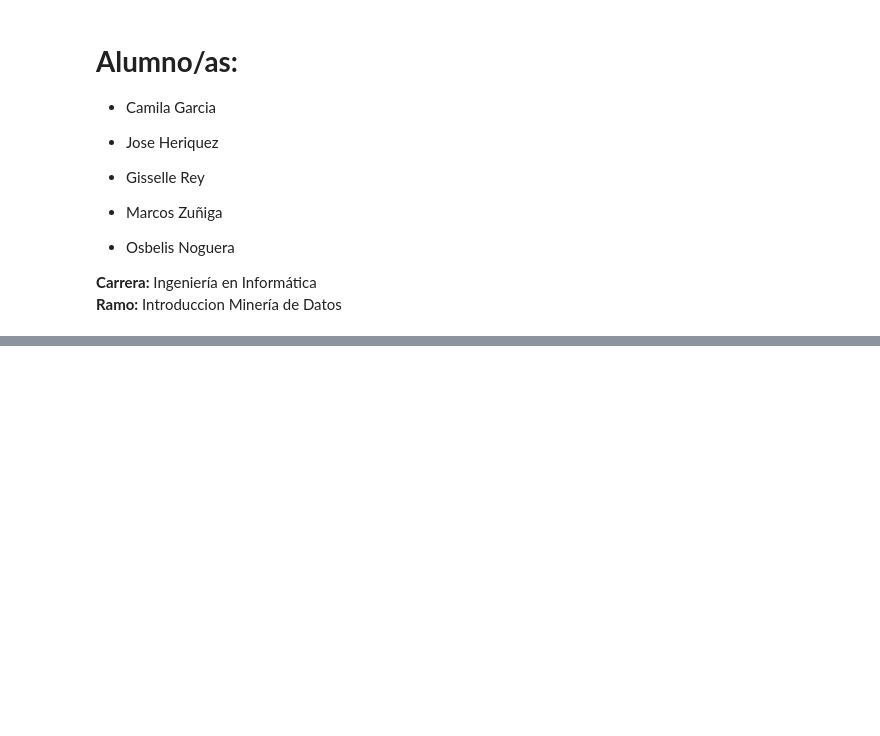
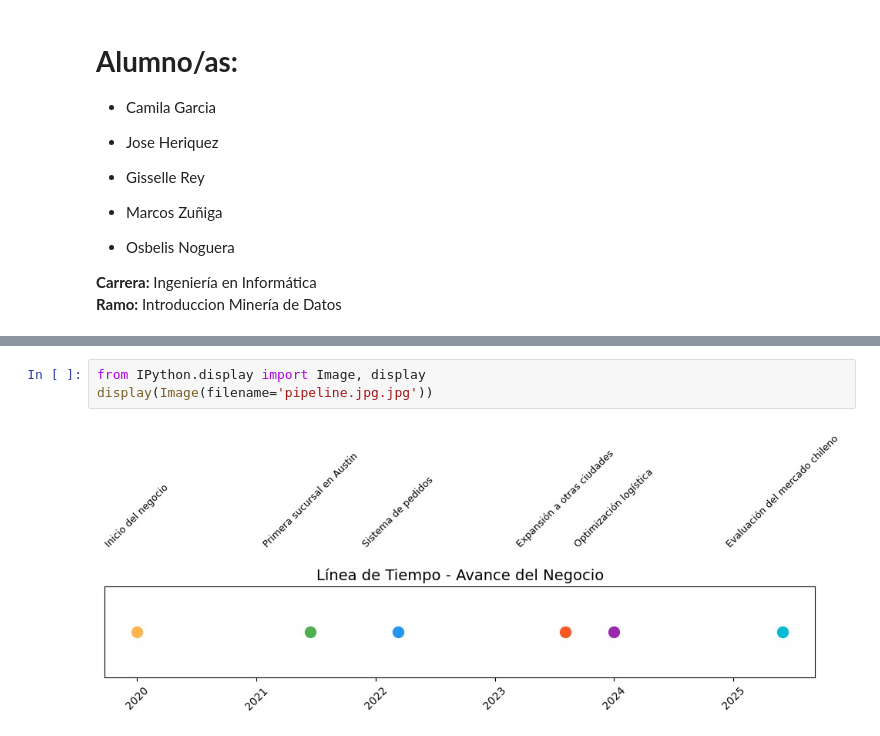
Before and after one commit to Bowls23/Bowls23, a Jupyter notebook: conoceelnegociogaby.ipynb, the cells around one changed output, grey strips where cells are left out. Drawn from its saved outputs; the diff is of its cells as text; blank space fills up the shorter version.

```diff
--- a/conoceelnegociogaby.ipynb
+++ b/conoceelnegociogaby.ipynb
@@ -239,0 +110,5 @@ plt.show()
+# %%
+from IPython.display import Image, display
+display(Image(filename='pipeline.jpg.jpg'))
+# %% [output]
+[figure, added]
```
Also changed, not shown: parts of 13 cells of this notebook.
